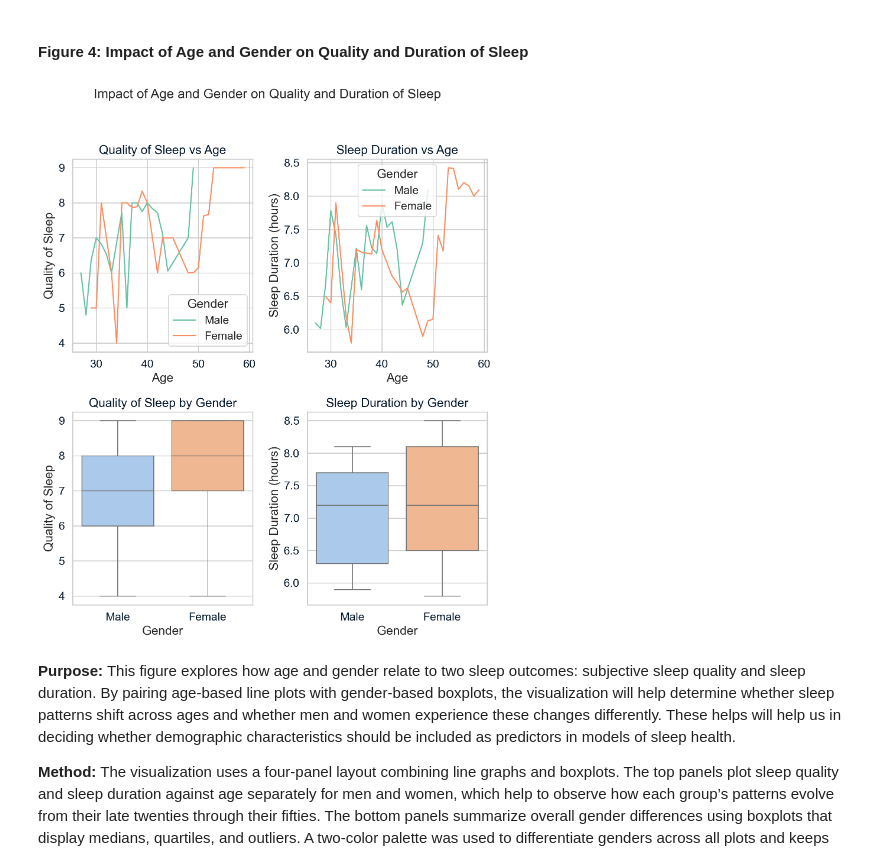
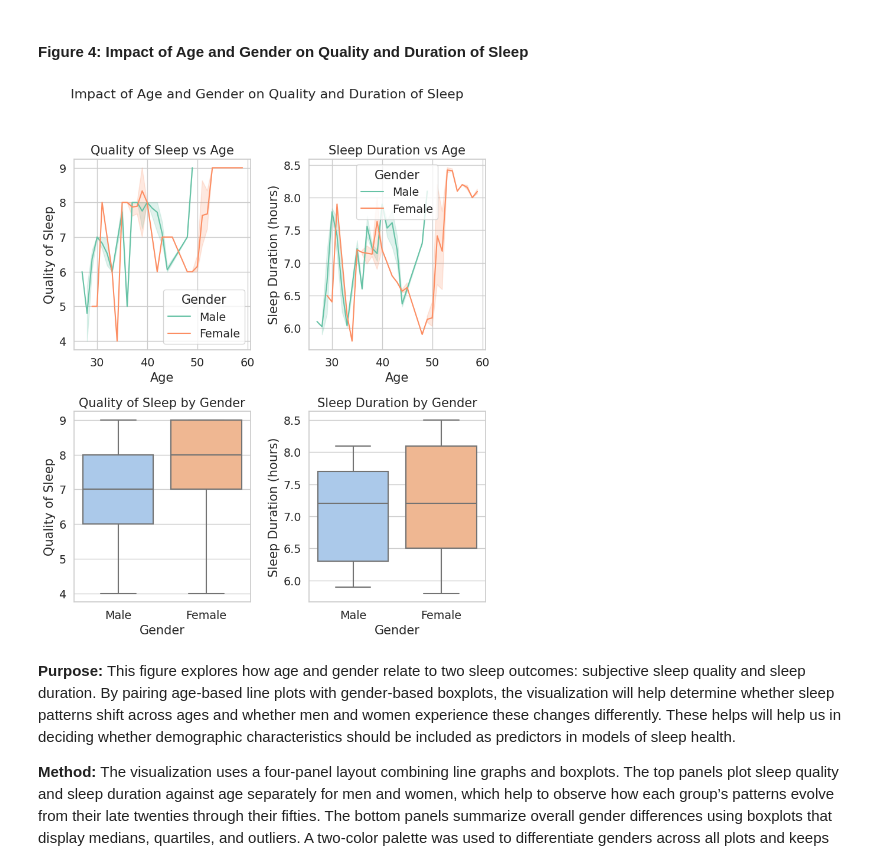
Before and after one commit to tamu-stat315/315FinalProject_LKJM, a Jupyter notebook: sleep_analysis.ipynb, the cells around one changed output. Saved outputs shown, nothing was run; the diff lists cells and outputs as text; code cells hidden in the pictures.

```diff
--- a/sleep_analysis.ipynb
+++ b/sleep_analysis.ipynb
@@ -123,7 +124,8 @@ import numpy as np
 import seaborn as sns
 import matplotlib.pyplot as plt
 
-df = pd.read_csv('data.csv')
+# Read CSV and don't treat "None" string as NaN
+df = pd.read_csv('data.csv', keep_default_na=False, na_values=['', 'NA', 'NaN', 'null'])
 df.head()
 df.info()
 df.isna().sum()
@@ -663,35 +743,35 @@ These visualizations provide a useful first pass at identifying which predictors
 # %%
 import matplotlib.pyplot as plt
 import seaborn as sns
 
 #- Do age and gender have an impact on the quality of sleep and the duration of sleep?
 
 fig, axes = plt.subplots(2, 2, figsize=(8,10))
 fig.suptitle('Impact of Age and Gender on Quality and Duration of Sleep', fontsize=16)
 
-sns.lineplot(data=df, x='Age', y='Quality of Sleep', hue='Gender', ci=None, ax=axes[0, 0])
+sns.lineplot(data=df, x='Age', y='Quality of Sleep', hue='Gender', ax=axes[0, 0])
 axes[0, 0].set_title('Quality of Sleep vs Age')
 axes[0, 0].set_ylabel('Quality of Sleep')
 axes[0, 0].set_xlabel('Age')
 
-sns.lineplot(data=df, x='Age', y='Sleep Duration', hue='Gender', ci=None, ax=axes[0, 1])
+sns.lineplot(data=df, x='Age', y='Sleep Duration', hue='Gender', ax=axes[0, 1])
 axes[0, 1].set_title('Sleep Duration vs Age')
 axes[0, 1].set_ylabel('Sleep Duration (hours)')
 axes[0, 1].set_xlabel('Age')
 
 sns.boxplot(data=df, x='Gender', y='Quality of Sleep', ax=axes[1, 0], palette='pastel')
 axes[1, 0].set_title('Quality of Sleep by Gender')
 axes[1, 0].set_ylabel('Quality of Sleep')
 axes[1, 0].set_xlabel('Gender')
 
 sns.boxplot(data=df, x='Gender', y='Sleep Duration', ax=axes[1, 1], palette='pastel')
 axes[1, 1].set_title('Sleep Duration by Gender')
 axes[1, 1].set_ylabel('Sleep Duration (hours)')
 axes[1, 1].set_xlabel('Gender')
 
 plt.tight_layout(rect=[0, 0.03, 1, 0.95])
 # %% [output]
-[figure, old version]
+[figure, new version]
 # %% [markdown]
 **Purpose:** This figure explores how age and gender relate to two sleep outcomes: subjective sleep quality and sleep duration. By pairing age-based line plots with gender-based boxplots, the visualization will help determine whether sleep patterns shift across ages and whether men and women experience these changes differently. These helps will help us in deciding whether demographic characteristics should be included as predictors in models of sleep health.
 
```
Also changed, not shown: parts of 12 cells of this notebook, 6 other files.
